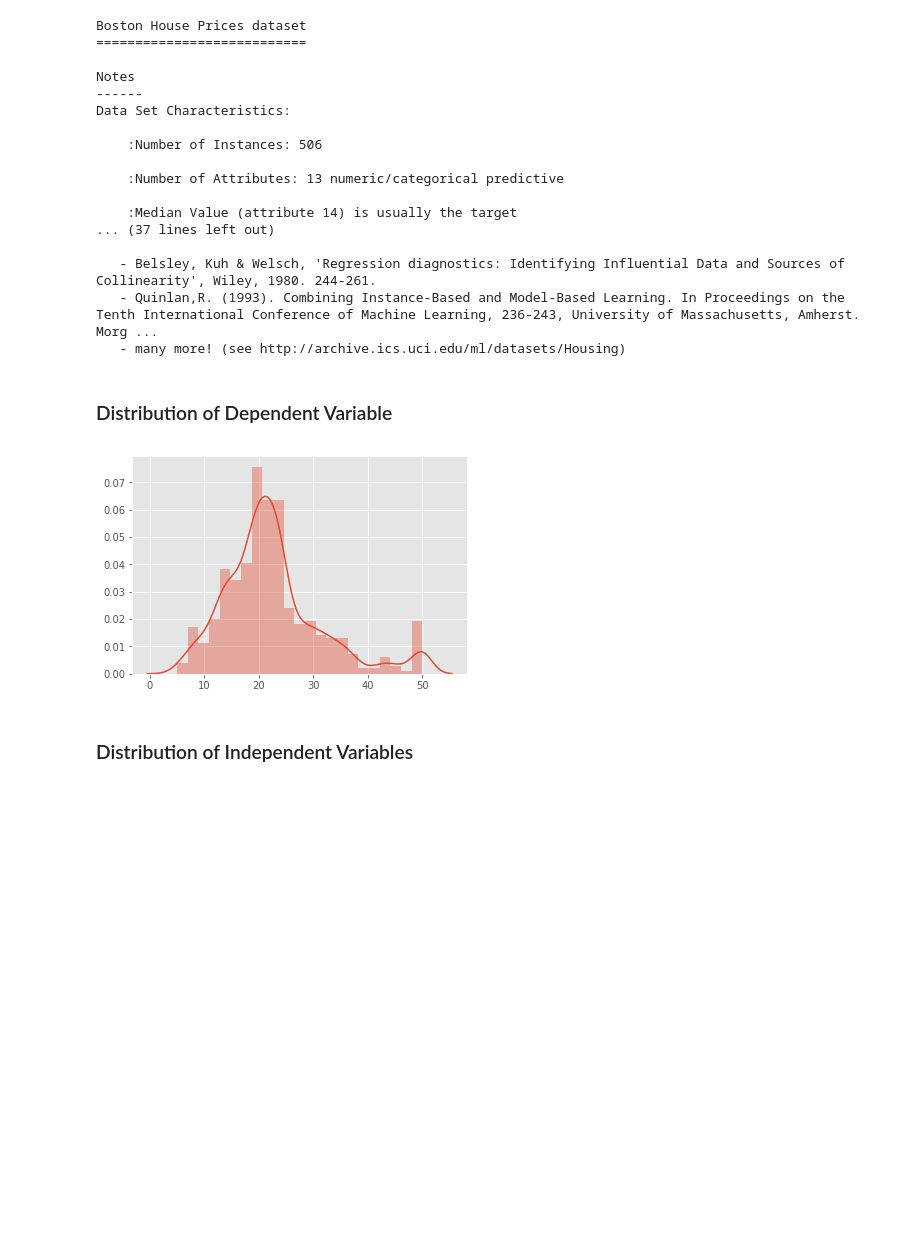
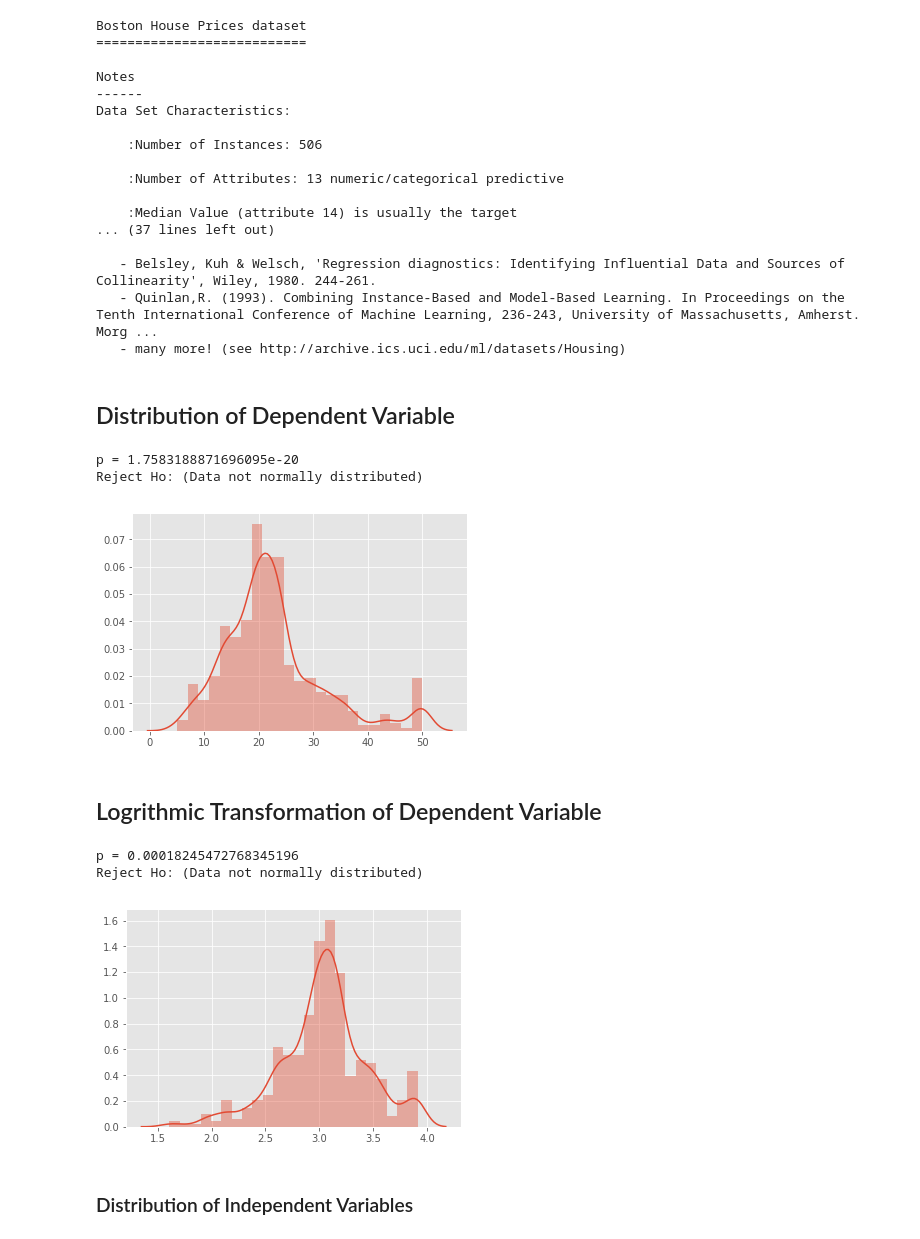
Before and after one commit to agbs2k8/ML_Example_Notebooks, a Jupyter notebook: Linear_Regression.ipynb, the cells around one changed output. Drawn from its saved outputs; the diff is of its cells as text; code cells hidden in the pictures; blank space fills up the shorter version.

```diff
--- a/Linear_Regression.ipynb
+++ b/Linear_Regression.ipynb
@@ -78,4 +77,4 @@ Data Set Characteristics:
    - Quinlan,R. (1993). Combining Instance-Based and Model-Based Learning. In Proceedings on the Tenth International Conference of Machine Learning, 236-243, University of Massachusetts, Amherst. Morg ...
    - many more! (see http://archive.ics.uci.edu/ml/datasets/Housing)
 # %% [markdown]
-### Distribution of Dependent Variable
+## Distribution of Dependent Variable
@@ -82,8 +93,31 @@ Data Set Characteristics:
+# %%
+def check_normality(data, alpha=1e-3):
+    k2, p = normaltest(data)
+    print(f'p = {p}')
+    if p < alpha:
+        print('Reject Ho: (Data not normally distributed)')
+    else:
+        print('Fail to reject Ho: (Data might be normal distributed)')
 # %%
+from scipy.stats import normaltest
+check_normality(y)
 sns.distplot(y)
 plt.show()
 # %% [output]
+p = 1.7583188871696095e-20
+Reject Ho: (Data not normally distributed)
 [figure]
+# %% [markdown]
+## Logrithmic Transformation of Dependent Variable
+# %%
+import numpy as np
+check_normality(np.log(y))
+sns.distplot(np.log(y))
+plt.show()
+# %% [output]
+p = 0.00018245472768345196
+Reject Ho: (Data not normally distributed)
+[figure, added]
 # %% [markdown]
 ### Distribution of Independent Variables
 # %%
```
Also changed, not shown: parts of 30 cells of this notebook, 2 other files.
